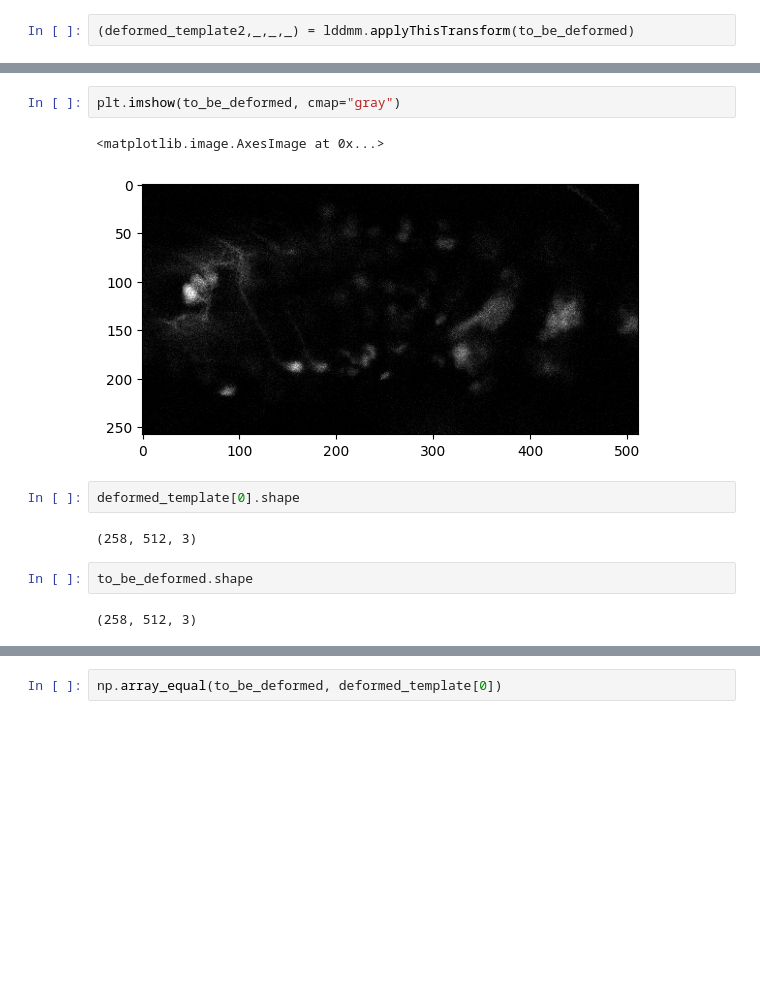
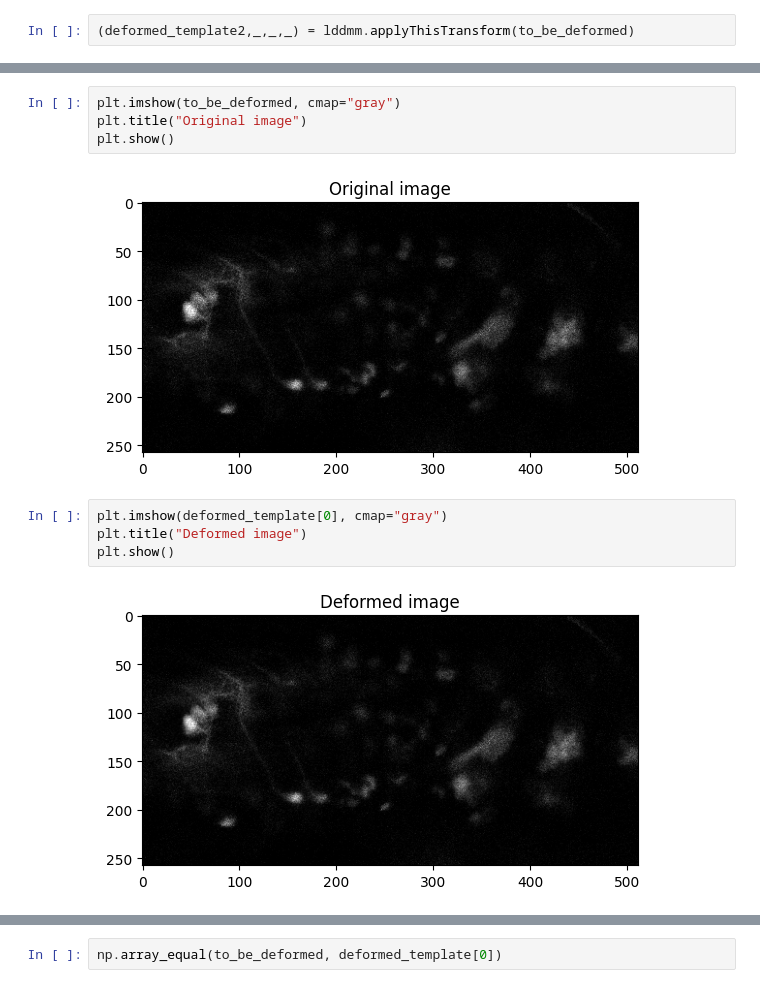
Before and after one commit to MoritzPalm/BIMAP, a Jupyter notebook: bimap/src/lddmm_test.ipynb, the cells around one changed output, grey strips where cells are left out. Drawn from its saved outputs; the diff is of its cells as text; blank space fills up the shorter version.

```diff
--- a/bimap/src/lddmm_test.ipynb
+++ b/bimap/src/lddmm_test.ipynb
@@ -70,13 +65,12 @@ plt.imshow(deformed_template[0], cmap="gray")
 # %%
 plt.imshow(to_be_deformed, cmap="gray")
+plt.title("Original image")
+plt.show()
 # %% [output]
-<matplotlib.image.AxesImage at 0x...>
-[figure, old version]
+[figure, new version]
-# %%
-deformed_template[0].shape
-# %% [output]
-(258, 512, 3)
-# %%
-to_be_deformed.shape
-# %% [output]
-(258, 512, 3)
+# %%
+plt.imshow(deformed_template[0], cmap="gray")
+plt.title("Deformed image")
+plt.show()
+# %% [output]
+[figure, new version]
```
Also changed, not shown: parts of 10 cells of this notebook, 8 other files.
